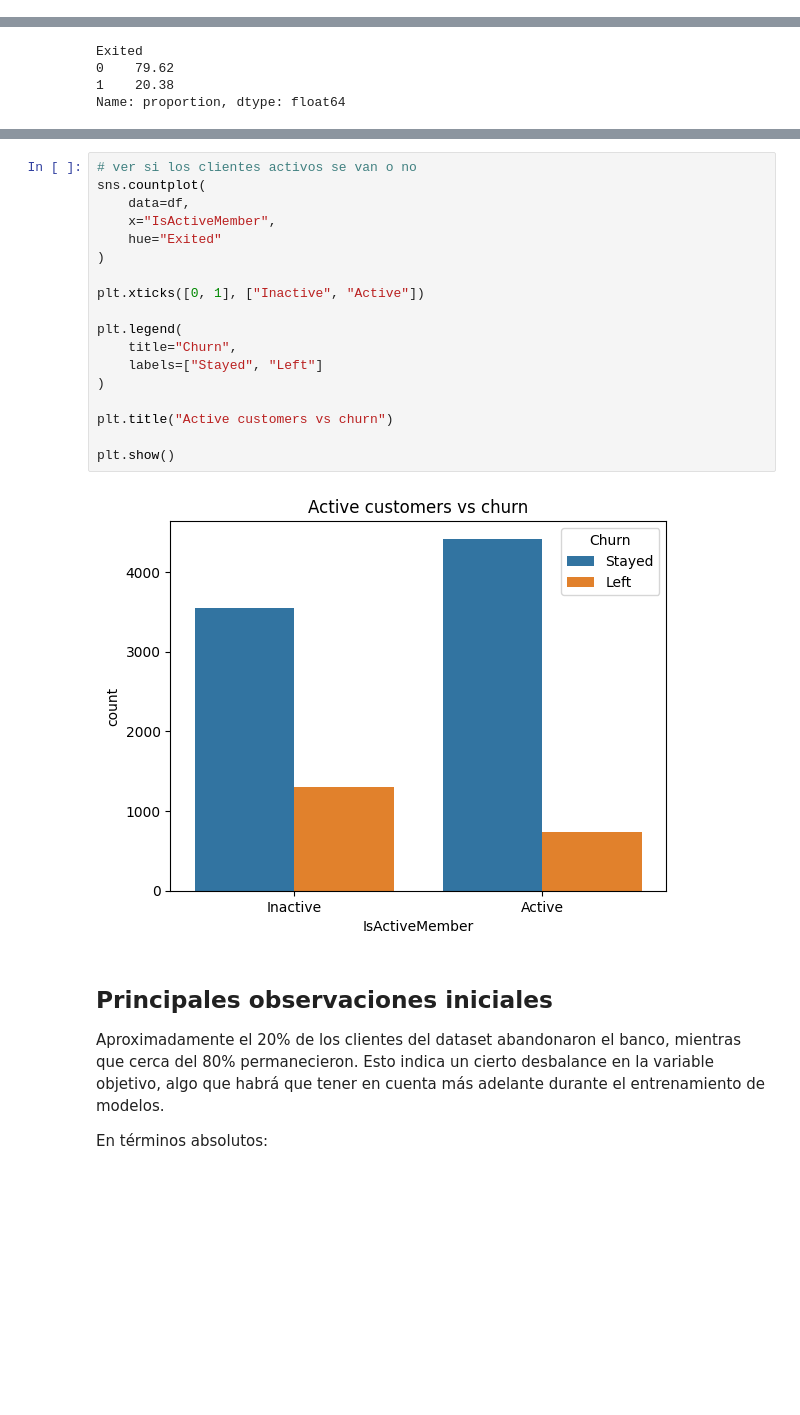
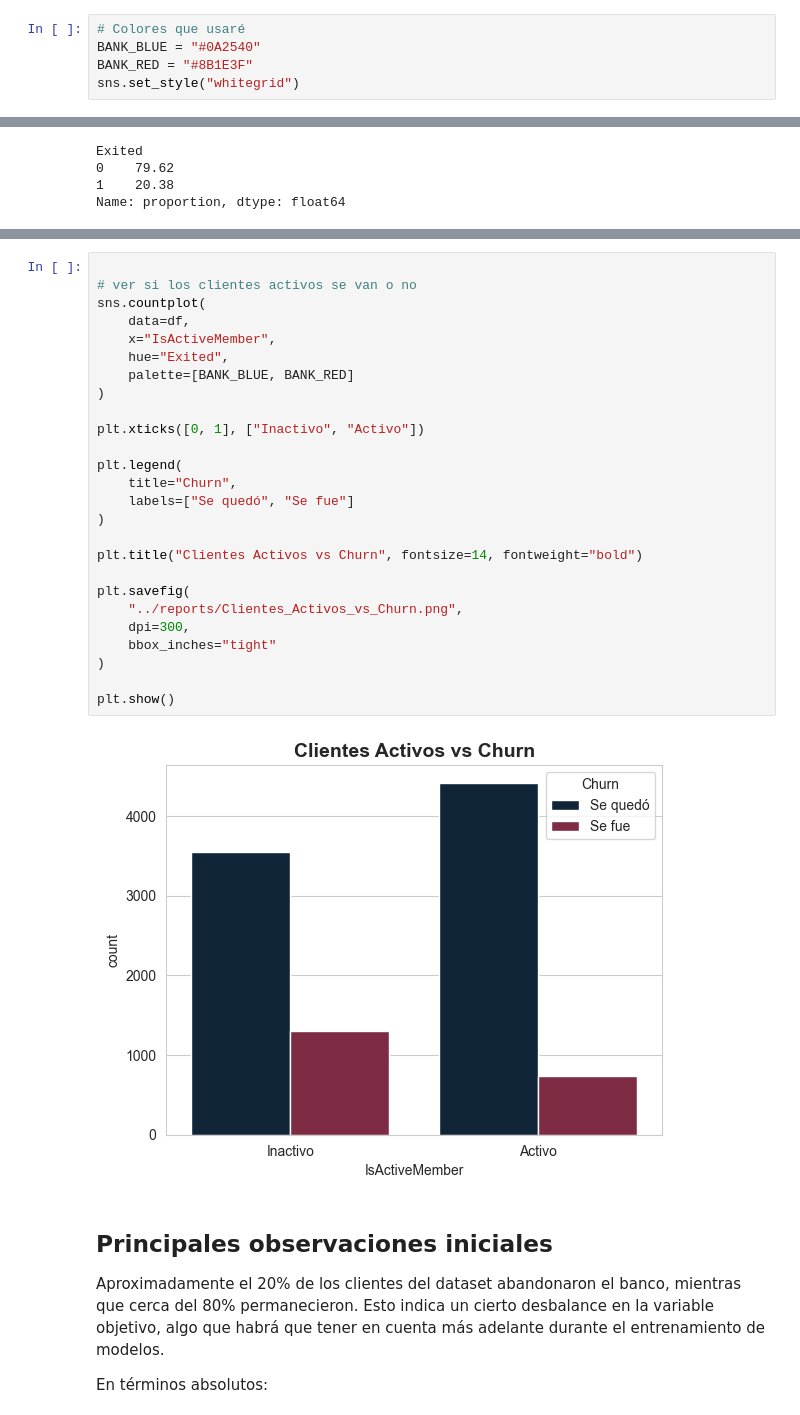
Before and after one commit to AlvaroMF02/Proyecto-Master-DataScience-Evolve-AlvaroMartinez, a Jupyter notebook: notebooks/01_eda.ipynb, the cells around one changed output, grey strips where cells are left out. Saved outputs shown, nothing was run; the diff lists cells and outputs as text; blank space fills up the shorter version.

```diff
--- a/notebooks/01_eda.ipynb
+++ b/notebooks/01_eda.ipynb
@@ -3,6 +3,11 @@ import pandas as pd
 import numpy as np
 import matplotlib.pyplot as plt
 import seaborn as sns
+# %%
+# Colores que usaré
+BANK_BLUE = "#0A2540"
+BANK_RED = "#8B1E3F"
+sns.set_style("whitegrid")
 # %% [markdown]
 ## Vistazo a los datos
 # %%
@@ -181,23 +208,31 @@ plt.show()
 # %%
+
 # ver si los clientes activos se van o no
 sns.countplot(
     data=df,
     x="IsActiveMember",
-    hue="Exited"
+    hue="Exited",
+    palette=[BANK_BLUE, BANK_RED]
 )
 
-plt.xticks([0, 1], ["Inactive", "Active"])
+plt.xticks([0, 1], ["Inactivo", "Activo"])
 
 plt.legend(
     title="Churn",
-    labels=["Stayed", "Left"]
+    labels=["Se quedó", "Se fue"]
 )
 
-plt.title("Active customers vs churn")
+plt.title("Clientes Activos vs Churn", fontsize=14, fontweight="bold")
+
+plt.savefig(
+    "../reports/Clientes_Activos_vs_Churn.png",
+    dpi=300,
+    bbox_inches="tight"
+)
 
 plt.show()
 # %% [output]
-[figure, old version]
+[figure, new version]
 # %% [markdown]
 ## Principales observaciones iniciales
 
```
Also changed, not shown: parts of 10 cells of this notebook, 24 other files.
